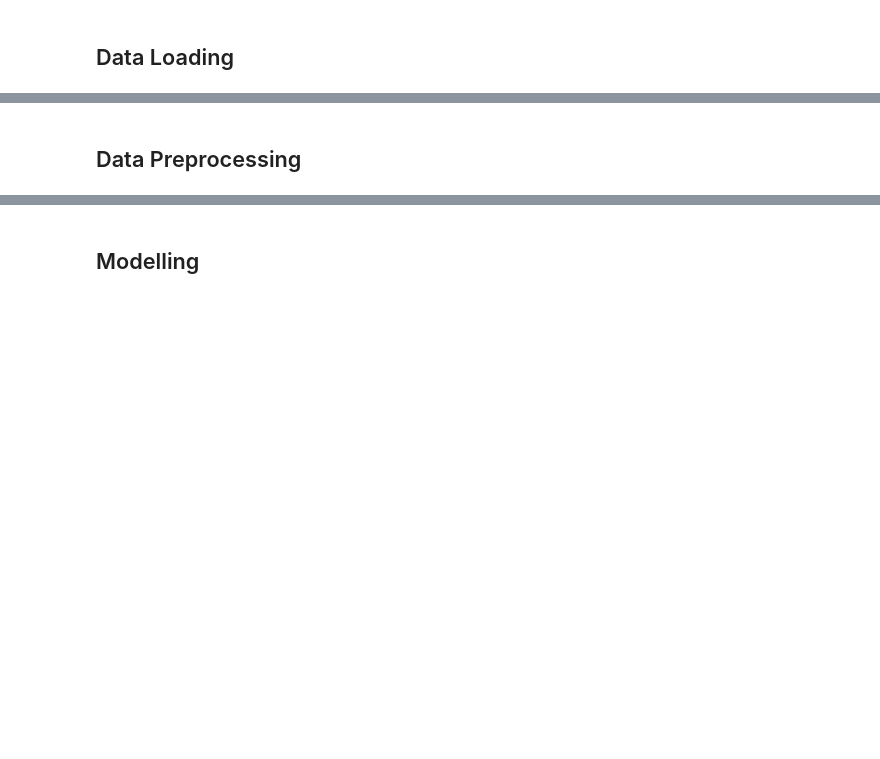
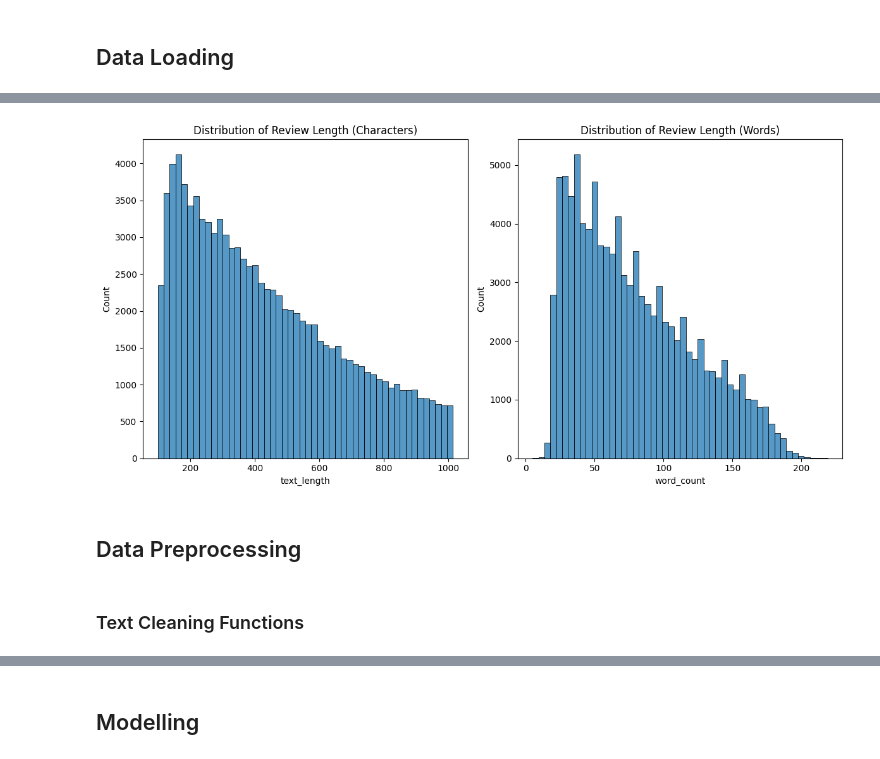
Before and after one commit to research-bocah-gundar/fesmaro-2025, a Jupyter notebook: fesmaro-2025-analisis-big-data.ipynb, the cells around one changed output, grey strips where cells are left out. Saved outputs shown, nothing was run; the diff lists cells and outputs as text; code cells hidden in the pictures; blank space fills up the shorter version.

```diff
--- a/fesmaro-2025-analisis-big-data.ipynb
+++ b/fesmaro-2025-analisis-big-data.ipynb
@@ -118,0 +185,9 @@ df_train.head()
+# %%
+# Basic text statistics
+df_train['text_length'] = df_train['text'].apply(len)
+df_train['word_count'] = df_train['text'].apply(lambda x: len(str(x).split()))
+
+print("\nText length statistics:")
+print(df_train['text_length'].describe())
+print("\nWord count statistics:")
+print(df_train['word_count'].describe())
@@ -119,2 +212,17 @@ df_train.head()
+# %%
+# Plot length distributions
+plt.figure(figsize=(12, 6))
+plt.subplot(1, 2, 1)
+sns.histplot(df_train['text_length'], bins=50)
+plt.title('Distribution of Review Length (Characters)')
+plt.subplot(1, 2, 2)
+sns.histplot(df_train['word_count'], bins=50)
+plt.title('Distribution of Review Length (Words)')
+plt.tight_layout()
+plt.show()
+# %% [output]
+[figure, added]
 # %% [markdown]
 ## Data Preprocessing
+# %% [markdown]
+### Text Cleaning Functions
```
Also changed, not shown: parts of 41 cells of this notebook, 5 other files.
